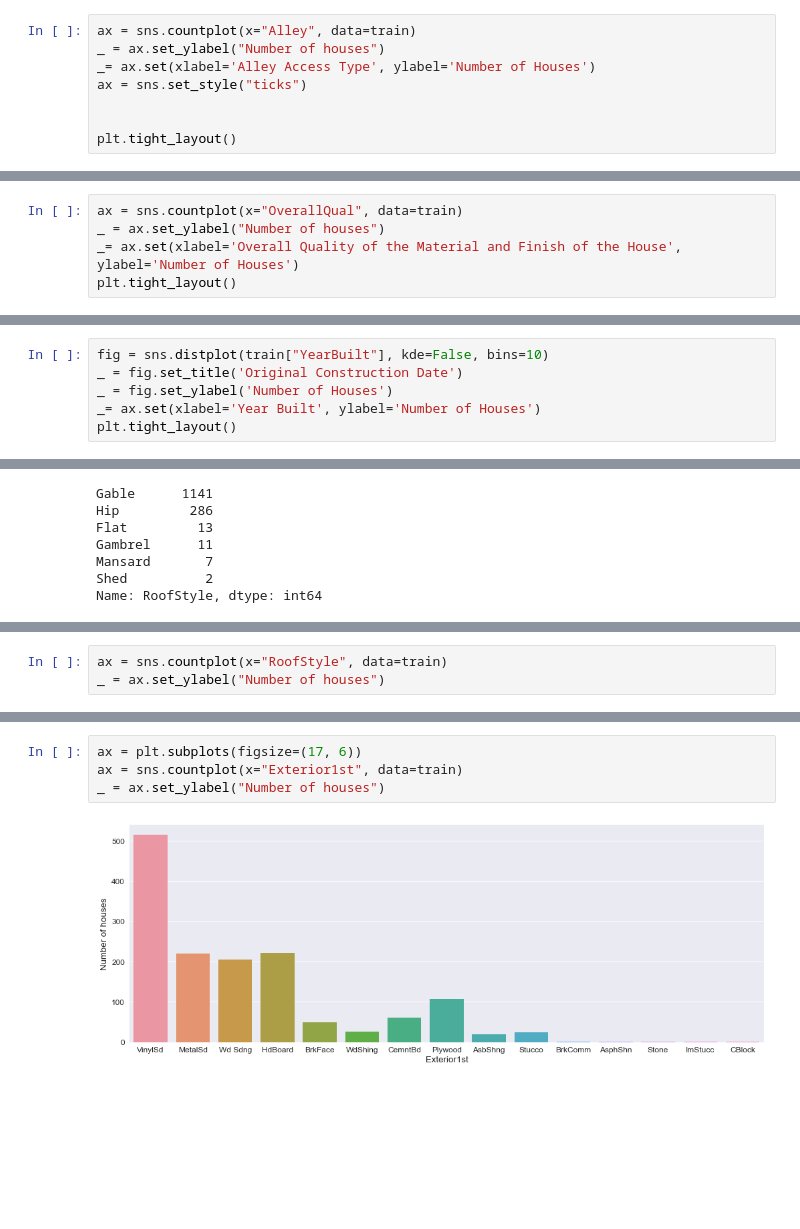
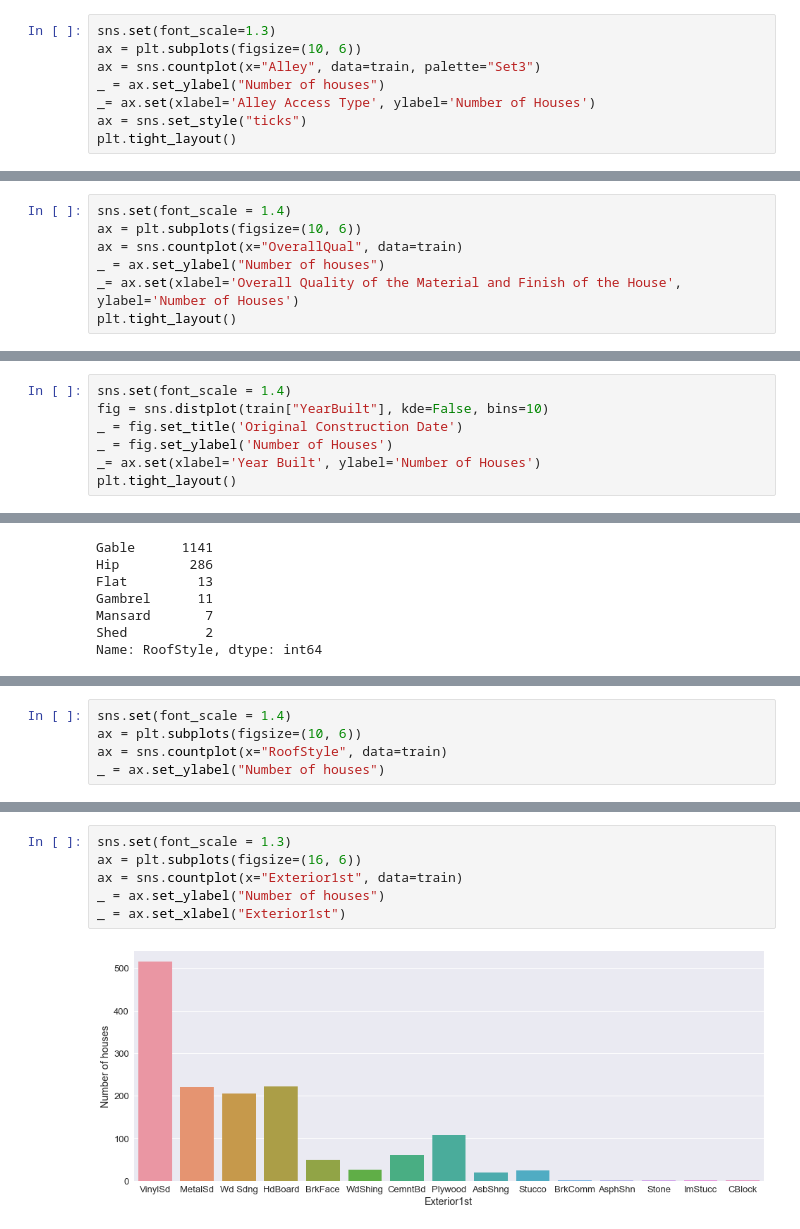
Before and after one commit to Salma-Bouzid/Data-Analytics, a Jupyter notebook: House Price EDA.ipynb, the cells around one changed output, grey strips where cells are left out. Cells and saved outputs as stored; diff of their text form; blank space fills up the shorter version.

```diff
--- a/House Price EDA.ipynb
+++ b/House Price EDA.ipynb
@@ -131,11 +206,11 @@ Name: Alley, dtype: int64
 # %%
 train.Alley = train.Alley.fillna("No alley access")
 # %%
-ax = sns.countplot(x="Alley", data=train)
+sns.set(font_scale=1.3)
+ax = plt.subplots(figsize=(10, 6))
+ax = sns.countplot(x="Alley", data=train, palette="Set3")
 _ = ax.set_ylabel("Number of houses")
 _= ax.set(xlabel='Alley Access Type', ylabel='Number of Houses')
 ax = sns.set_style("ticks")
-
-
 plt.tight_layout()
 # %% [output]
@@ -164,4 +222,6 @@ Since the majority of the houses in our dataset belong to RL Zone, and have atta
 # %%
+sns.set(font_scale = 1.4)
+ax = plt.subplots(figsize=(10, 6))
 ax = sns.countplot(x="OverallQual", data=train)
 _ = ax.set_ylabel("Number of houses")
 _= ax.set(xlabel='Overall Quality of the Material and Finish of the House', ylabel='Number of Houses')
@@ -173,4 +234,5 @@ plt.tight_layout()
 # %%
+sns.set(font_scale = 1.4)
 fig = sns.distplot(train["YearBuilt"], kde=False, bins=10)
 _ = fig.set_title('Original Construction Date')
 _ = fig.set_ylabel('Number of Houses')
@@ -200,6 +257,8 @@ Name: RoofStyle, dtype: int64
 # %% [markdown]
 <img src="Hip-Roof-vs-Gable-Roof.jpg">
 # %%
+sns.set(font_scale = 1.4)
+ax = plt.subplots(figsize=(10, 6))
 ax = sns.countplot(x="RoofStyle", data=train)
 _ = ax.set_ylabel("Number of houses")
 # %% [output]
@@ -227,7 +304,9 @@ _ = ax.set_ylabel("Number of houses")
 # %%
-ax = plt.subplots(figsize=(17, 6))
+sns.set(font_scale = 1.3)
+ax = plt.subplots(figsize=(16, 6))
 ax = sns.countplot(x="Exterior1st", data=train)
 _ = ax.set_ylabel("Number of houses")
+_ = ax.set_xlabel("Exterior1st")
 # %% [output]
-[figure, old version]
+[figure, new version]
 # %% [markdown]
```
Also changed, not shown: parts of 65 cells of this notebook.
